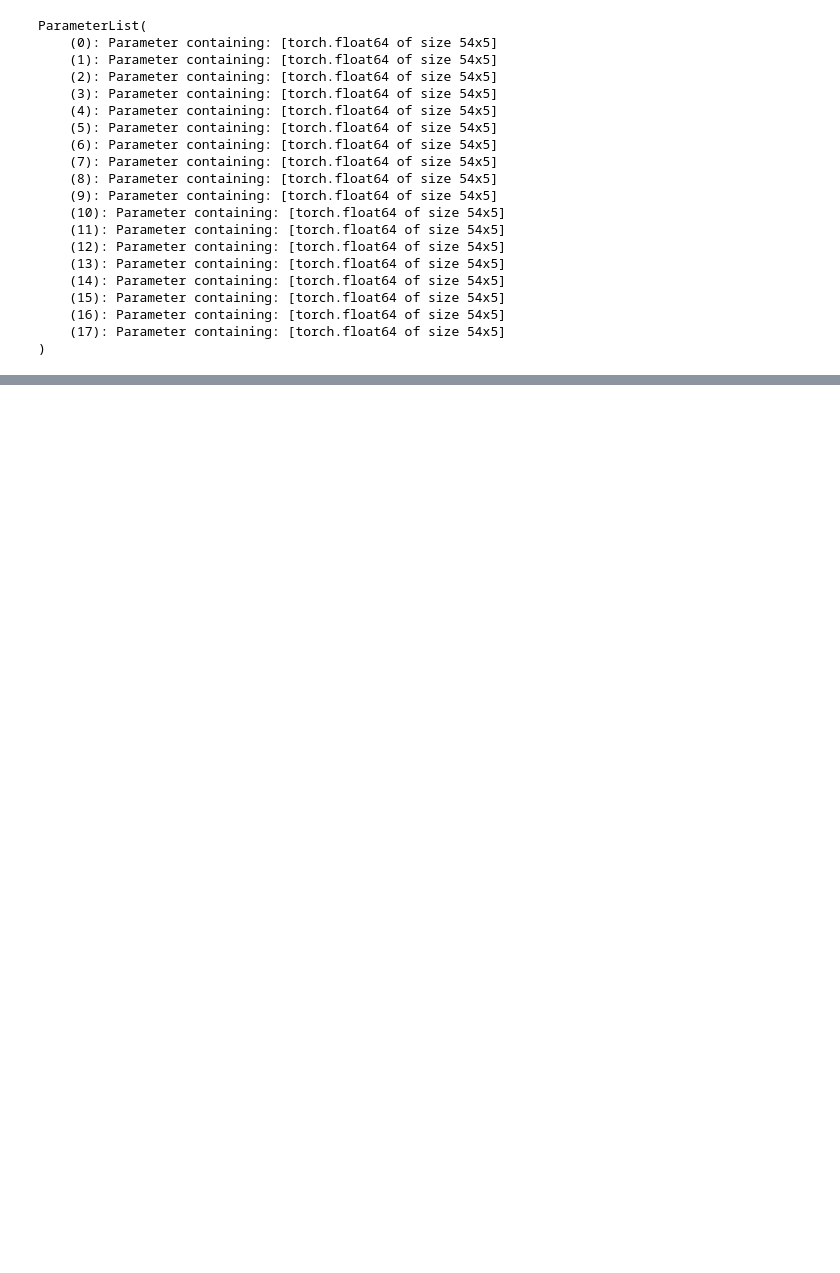
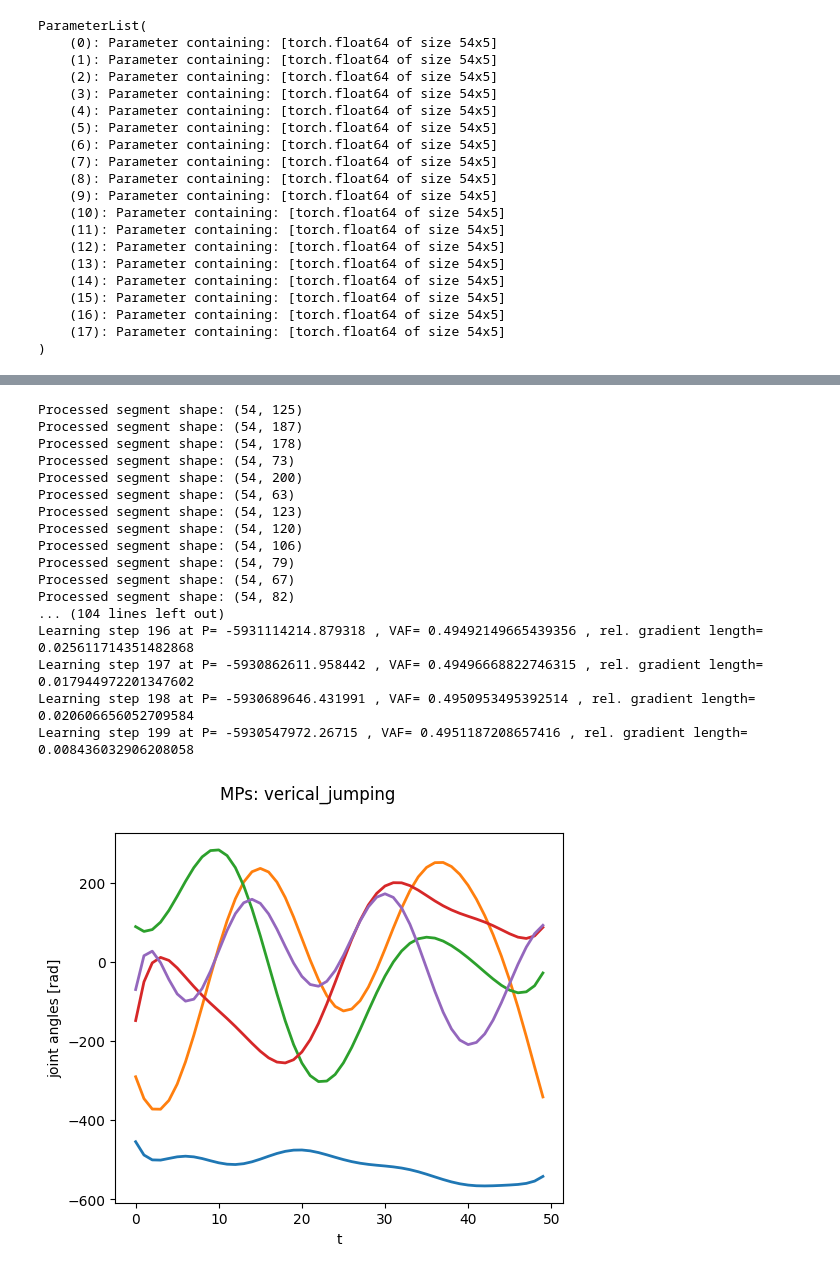
Before and after one commit to arefefarah/Movement_Recognition, a Jupyter notebook: movement_primitives/Code/TMP model/3_model_training.ipynb, the cells around one changed output, grey strips where cells are left out. Cells and saved outputs as stored; diff of their text form; code cells hidden in the pictures; blank space fills up the shorter version.

```diff
--- a/movement_primitives/Code/TMP model/3_model_training.ipynb
+++ b/movement_primitives/Code/TMP model/3_model_training.ipynb
@@ -382,0 +423,24 @@ plot_all_weights_distribution(model2)
+# %%
+data_dir = "../../../data/MMpose/bvh_files/bvh_files_motion_4_vertical_jumping"
+motion_label = "verical_jumping"
+model = train_model(data_dir, motion_label)
+plot_weights_by_joint(model, motion_label)
+# %% [output]
+Processed segment shape: (54, 125)
+Processed segment shape: (54, 187)
+Processed segment shape: (54, 178)
+Processed segment shape: (54, 73)
+Processed segment shape: (54, 200)
+Processed segment shape: (54, 63)
+Processed segment shape: (54, 123)
+Processed segment shape: (54, 120)
+Processed segment shape: (54, 106)
+Processed segment shape: (54, 79)
+Processed segment shape: (54, 67)
+Processed segment shape: (54, 82)
+... (104 lines left out)
+Learning step 196 at P= -5931114214.879318 , VAF= 0.49492149665439356 , rel. gradient length= 0.025611714351482868
+Learning step 197 at P= -5930862611.958442 , VAF= 0.49496668822746315 , rel. gradient length= 0.017944972201347602
+Learning step 198 at P= -5930689646.431991 , VAF= 0.4950953495392514 , rel. gradient length= 0.020606656052709584
+Learning step 199 at P= -5930547972.26715 , VAF= 0.4951187208657416 , rel. gradient length= 0.008436032906208058
+[figure, added]
```
Also changed, not shown: parts of 13 cells of this notebook, 7 other files.
